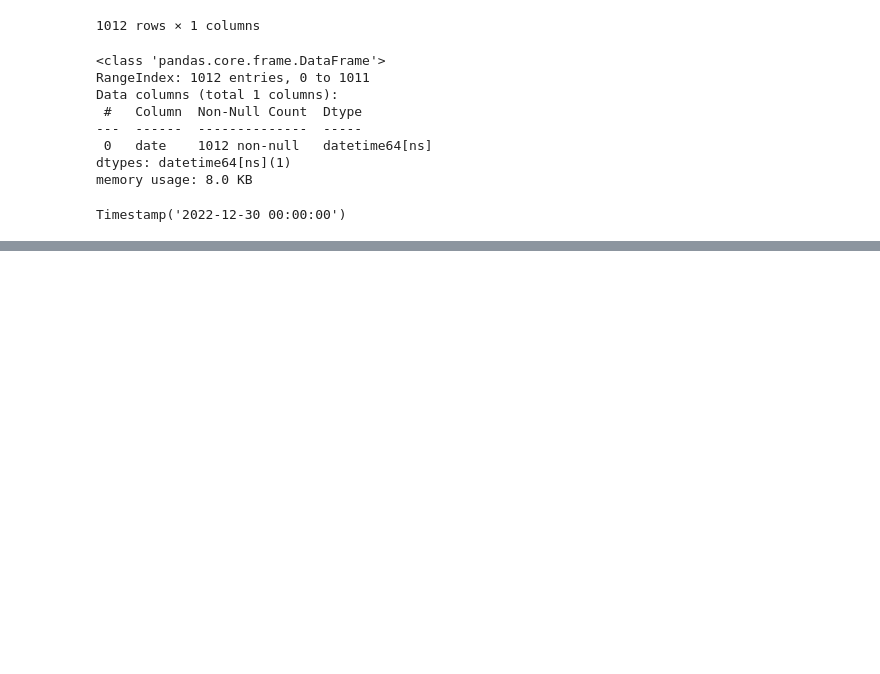
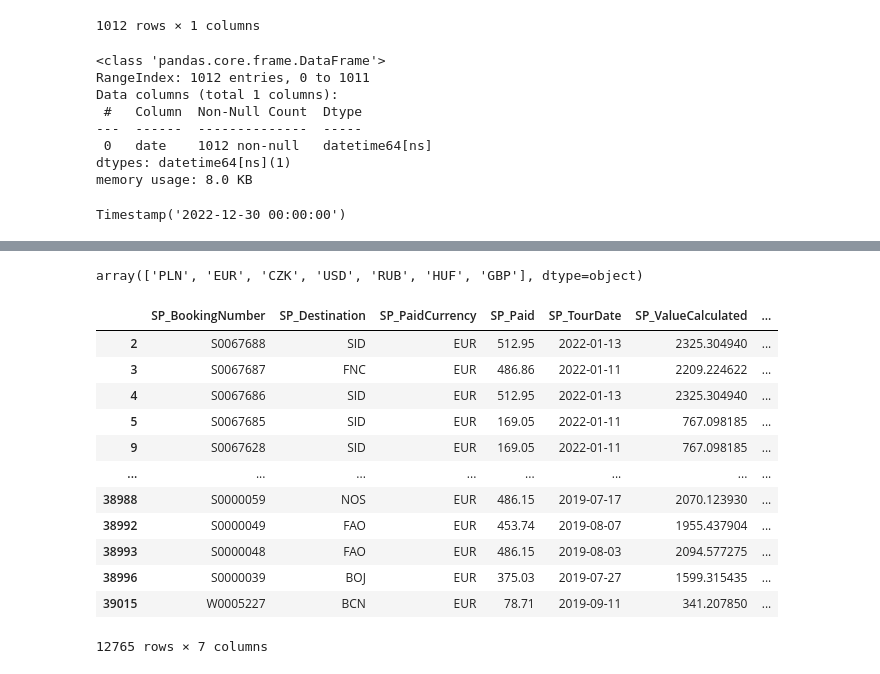
Before and after one commit to KonuTech/AirflowVariousDAGs, a Jupyter notebook: notebooks/holidays_and_sundays_pl.ipynb, the cells around one changed output, grey strips where cells are left out. Cells and saved outputs as stored; diff of their text form; code cells hidden in the pictures; blank space fills up the shorter version.

```diff
--- a/notebooks/holidays_and_sundays_pl.ipynb
+++ b/notebooks/holidays_and_sundays_pl.ipynb
@@ -637,0 +646,2 @@ Timestamp('2022-12-30 00:00:00')
+# %%
+df = pd.read_csv('202209040523_nbp_exchangerates.csv')
@@ -637,0 +677,22 @@ Timestamp('2022-12-30 00:00:00')
+# %%
+df['SP_PaidCurrency'].unique()
+# %% [output]
+array(['PLN', 'EUR', 'CZK', 'USD', 'RUB', 'HUF', 'GBP'], dtype=object)
+# %%
+foreign_currencies = df[df['SP_PaidCurrency'].isin(['CZK', 'EUR', 'GBP', 'HUF', 'RUB', 'USD'])]
+# %%
+foreign_currencies
+# %% [output]
+|  | SP_BookingNumber | SP_Destination | SP_PaidCurrency | SP_Paid | SP_TourDate | SP_ValueCalculated | ... |
+| 2 | S0067688 | SID | EUR | 512.95 | 2022-01-13 | 2325.304940 | ... |
+| 3 | S0067687 | FNC | EUR | 486.86 | 2022-01-11 | 2209.224622 | ... |
+| 4 | S0067686 | SID | EUR | 512.95 | 2022-01-13 | 2325.304940 | ... |
+| 5 | S0067685 | SID | EUR | 169.05 | 2022-01-11 | 767.098185 | ... |
+| 9 | S0067628 | SID | EUR | 169.05 | 2022-01-11 | 767.098185 | ... |
+| ... | ... | ... | ... | ... | ... | ... | ... |
+| 38988 | S0000059 | NOS | EUR | 486.15 | 2019-07-17 | 2070.123930 | ... |
+| 38992 | S0000049 | FAO | EUR | 453.74 | 2019-08-07 | 1955.437904 | ... |
+| 38993 | S0000048 | FAO | EUR | 486.15 | 2019-08-03 | 2094.577275 | ... |
+| 38996 | S0000039 | BOJ | EUR | 375.03 | 2019-07-27 | 1599.315435 | ... |
+| 39015 | W0005227 | BCN | EUR | 78.71 | 2019-09-11 | 341.207850 | ... |
+12765 rows × 7 columns
```
Also changed, not shown: parts of 8 cells of this notebook, 4 other files.
